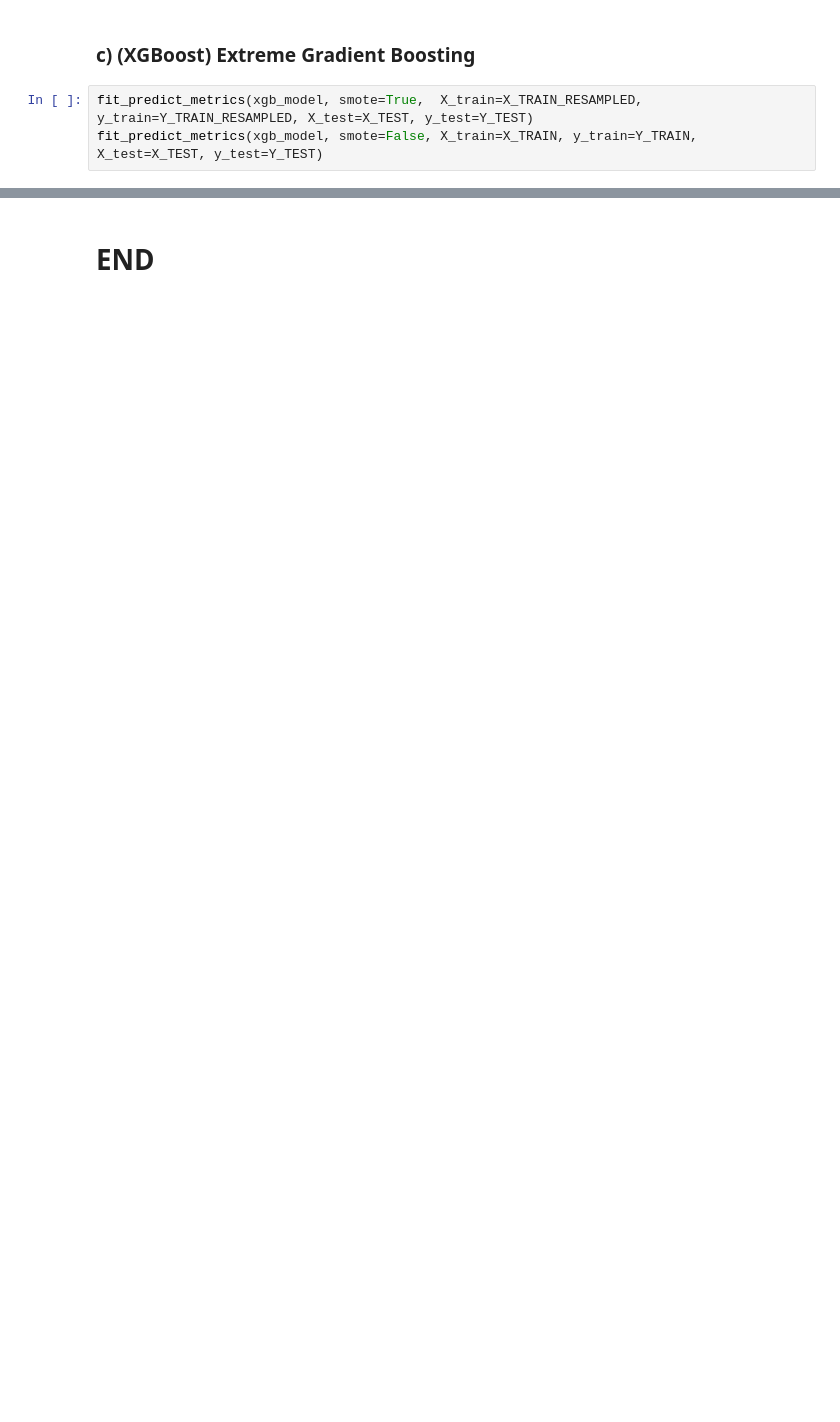
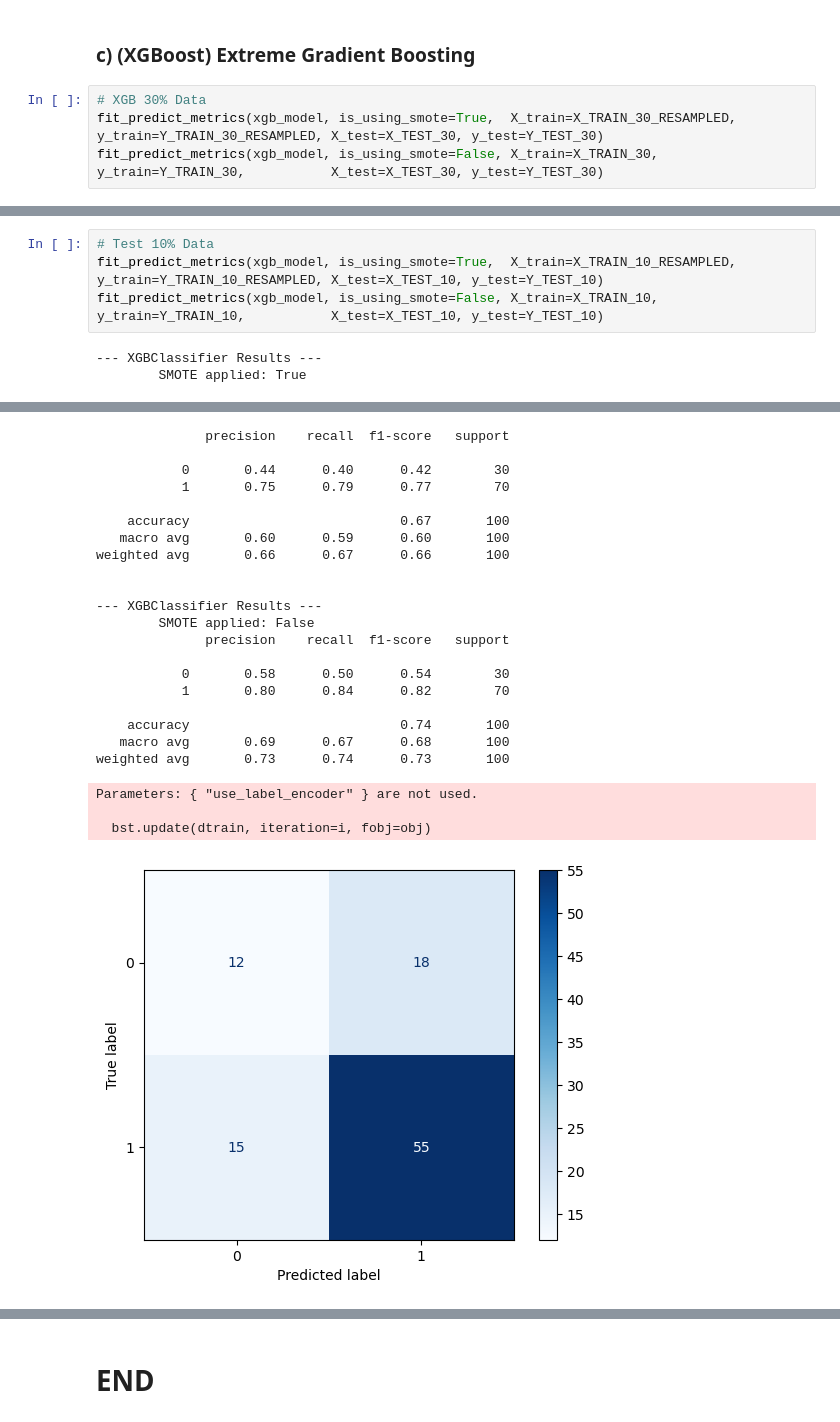
Before and after one commit to feed0/german-credit-data, a Jupyter notebook: python/src/2_fayaad_3_datamining_1_trees.ipynb, the cells around one changed output, grey strips where cells are left out. Cells and saved outputs as stored; diff of their text form; blank space fills up the shorter version.

```diff
--- a/python/src/2_fayaad_3_datamining_1_trees.ipynb
+++ b/python/src/2_fayaad_3_datamining_1_trees.ipynb
@@ -122,7 +188,8 @@ weighted avg       0.68      0.70      0.68       300
 # %% [markdown]
 ### c) (XGBoost) Extreme Gradient Boosting
 # %%
-fit_predict_metrics(xgb_model, smote=True,  X_train=X_TRAIN_RESAMPLED, y_train=Y_TRAIN_RESAMPLED, X_test=X_TEST, y_test=Y_TEST)
-fit_predict_metrics(xgb_model, smote=False, X_train=X_TRAIN, y_train=Y_TRAIN, X_test=X_TEST, y_test=Y_TEST)
+# XGB 30% Data
+fit_predict_metrics(xgb_model, is_using_smote=True,  X_train=X_TRAIN_30_RESAMPLED, y_train=Y_TRAIN_30_RESAMPLED, X_test=X_TEST_30, y_test=Y_TEST_30)
+fit_predict_metrics(xgb_model, is_using_smote=False, X_train=X_TRAIN_30,           y_train=Y_TRAIN_30,           X_test=X_TEST_30, y_test=Y_TEST_30)
 # %% [output]
 --- XGBClassifier Results ---
@@ -155,3 +222,10 @@ Parameters: { "use_label_encoder" } are not used.
   bst.update(dtrain, iteration=i, fobj=obj)
 [figure]
 [figure]
+# %%
+# Test 10% Data
+fit_predict_metrics(xgb_model, is_using_smote=True,  X_train=X_TRAIN_10_RESAMPLED, y_train=Y_TRAIN_10_RESAMPLED, X_test=X_TEST_10, y_test=Y_TEST_10)
+fit_predict_metrics(xgb_model, is_using_smote=False, X_train=X_TRAIN_10,           y_train=Y_TRAIN_10,           X_test=X_TEST_10, y_test=Y_TEST_10)
+# %% [output]
+--- XGBClassifier Results ---
+        SMOTE applied: True
@@ -157,0 +235,24 @@ Parameters: { "use_label_encoder" } are not used.
+              precision    recall  f1-score   support
+
+           0       0.44      0.40      0.42        30
+           1       0.75      0.79      0.77        70
+
+    accuracy                           0.67       100
+   macro avg       0.60      0.59      0.60       100
+weighted avg       0.66      0.67      0.66       100
+
+
+--- XGBClassifier Results ---
+        SMOTE applied: False
+              precision    recall  f1-score   support
+
+           0       0.58      0.50      0.54        30
+           1       0.80      0.84      0.82        70
+
+    accuracy                           0.74       100
+   macro avg       0.69      0.67      0.68       100
+weighted avg       0.73      0.74      0.73       100
+Parameters: { "use_label_encoder" } are not used.
+
+  bst.update(dtrain, iteration=i, fobj=obj)
+[figure, added]
```
Also changed, not shown: parts of 17 cells of this notebook, 1 other file.
